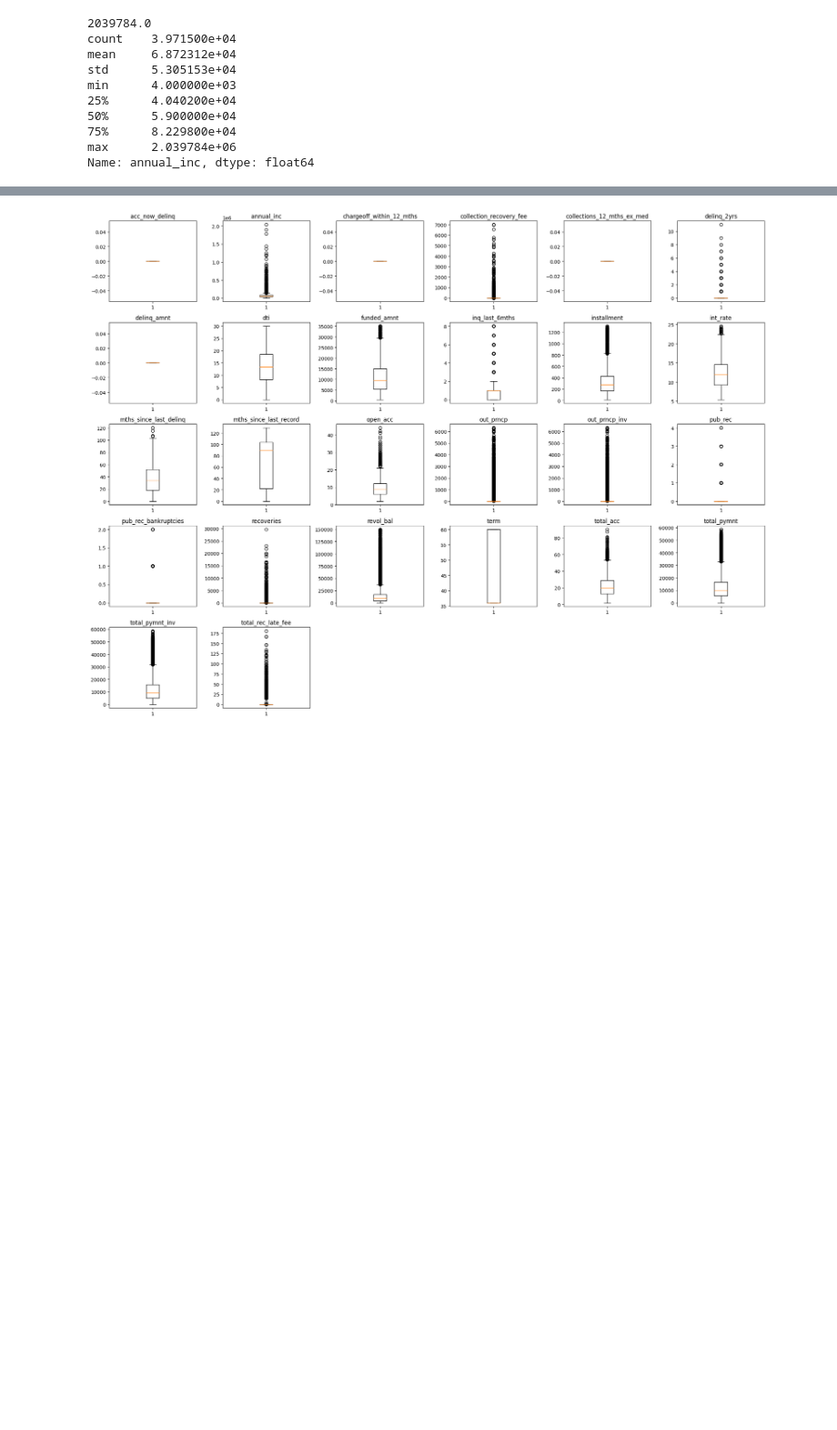
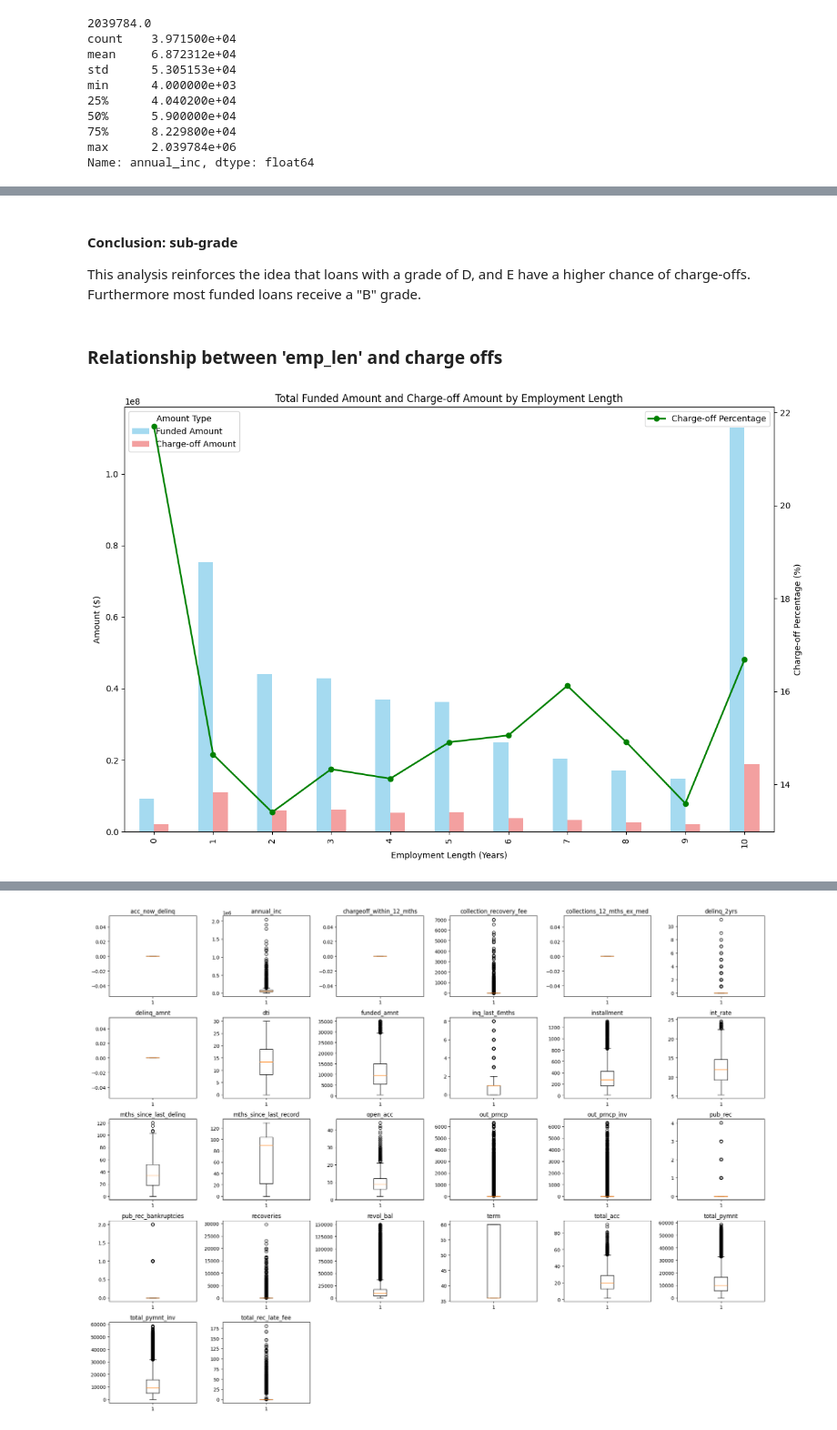
Before and after one commit to thomami244/LendingClubCaseStudy, a Jupyter notebook: Michael Thomas.ipynb, the cells around one changed output, grey strips where cells are left out. Shown at 91% size. Drawn from its saved outputs; the diff is of its cells as text; code cells hidden in the pictures; blank space fills up the shorter version.

```diff
--- a/Michael Thomas.ipynb
+++ b/Michael Thomas.ipynb
@@ -709,0 +806,48 @@ df.head()
+# %% [markdown]
+#### Conclusion: sub-grade
+This analysis reinforces the idea that loans with a grade of D, and E have a higher chance of charge-offs. Furthermore most funded loans receive a "B" grade.
+# %% [markdown]
+### Relationship between 'emp_len' and charge offs
+# %%
+
+# Convert all values in emp_length to strings
+df['emp_length'] = df['emp_length'].astype(str)
+
+# Clean emp_length column
+df['emp_length'] = df['emp_length'].replace({'< 1 year': '0', 'n/a': '0', '10+ years': '10'}).str.extract('(\d+)').fillna(0).astype(int)
+
+# Calculate total funded amount and total charge-off amount for each emp_length
+funded_amounts = df.groupby('emp_length')['funded_amnt'].sum()
+charge_off_amounts = df[df['loan_status'] == 'Charged Off'].groupby('emp_length')['funded_amnt'].sum()
+
+# Combine into a single DataFrame and fill NaN values with 0
+comparison_df = pd.DataFrame({
+    'Funded Amount': funded_amounts,
+    'Charge-off Amount': charge_off_amounts
+}).fillna(0)
+
+# Calculate charge-off percentage with an additional check to avoid division by zero
+comparison_df['Charge-off Percentage'] = (comparison_df['Charge-off Amount'] / comparison_df['Funded Amount']).replace([float('inf'), -float('inf')], 0) * 100
+comparison_df['Charge-off Percentage'] = comparison_df['Charge-off Percentage'].fillna(0)
+
+# Plotting the grouped bar chart
+fig, ax1 = plt.subplots(figsize=(12, 8))
+
+comparison_df[['Funded Amount', 'Charge-off Amount']].plot(kind='bar', ax=ax1, color=['skyblue', 'lightcoral'], alpha=0.75)
+ax1.set_title('Total Funded Amount and Charge-off Amount by Employment Length')
+ax1.set_xlabel('Employment Length (Years)')
+ax1.set_ylabel('Amount ($)')
+ax1.legend(title='Amount Type')
+ax1.grid(False)
+
+# Create a second y-axis for the charge-off percentage line graph
+ax2 = ax1.twinx()
+ax2.plot(comparison_df.index, comparison_df['Charge-off Percentage'], color='green', marker='o', linestyle='-', linewidth=2, label='Charge-off Percentage')
+ax2.set_ylabel('Charge-off Percentage (%)')
+ax2.legend(loc='upper right')
+ax2.grid(False)
+
+plt.tight_layout()
+plt.show()
+# %% [output]
+[figure, added]
```
Also changed, not shown: parts of 59 cells of this notebook.
